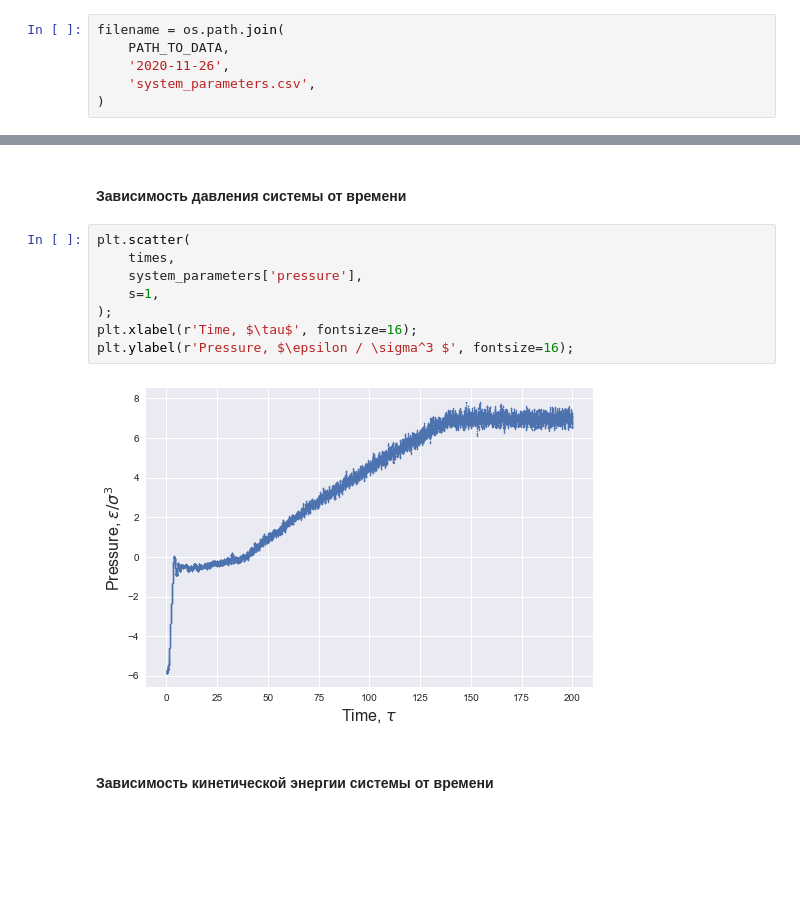
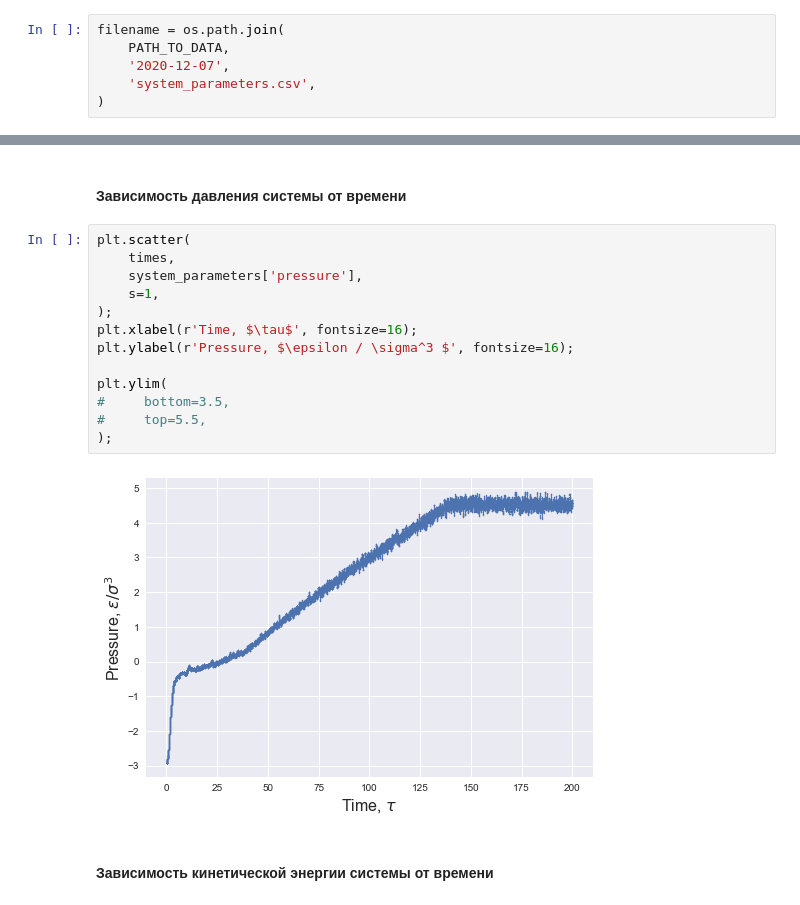
Before and after one commit to AlbertFarkhutdinov/molecular_dynamics, a Jupyter notebook: notebooks/system_parameters.ipynb, the cells around one changed output, grey strips where cells are left out. Saved outputs shown, nothing was run; the diff lists cells and outputs as text; blank space fills up the shorter version.

```diff
--- a/notebooks/system_parameters.ipynb
+++ b/notebooks/system_parameters.ipynb
@@ -29,7 +29,7 @@ PATH_TO_DATA = os.path.join(BASE_DIRECTORY, 'data')
 # %%
 filename = os.path.join(
     PATH_TO_DATA,
-    '2020-11-26',
+    '2020-12-07',
     'system_parameters.csv',
 )
 # %% [markdown]
@@ -74,13 +79,18 @@ plt.ylabel(r'Temperature, $\epsilon / k_B$', fontsize=16);
 # %%
 plt.scatter(
     times,
     system_parameters['pressure'],
     s=1,
 );
 plt.xlabel(r'Time, $\tau$', fontsize=16);
 plt.ylabel(r'Pressure, $\epsilon / \sigma^3 $', fontsize=16);
+
+plt.ylim(
+#     bottom=3.5,
+#     top=5.5,
+);
 # %% [output]
-[figure, old version]
+[figure, new version]
 # %% [markdown]
 #### Зависимость кинетической энергии системы от времени
 # %%
```
Also changed, not shown: parts of 7 cells of this notebook, 17 other files.
